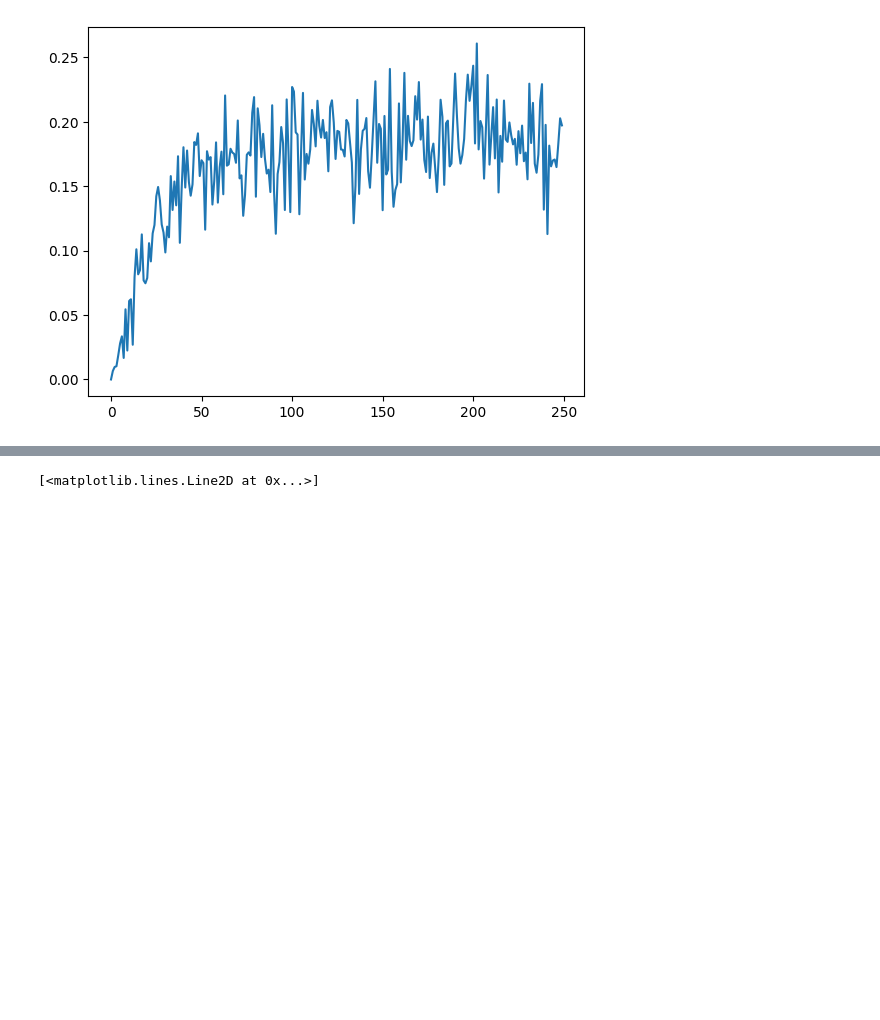
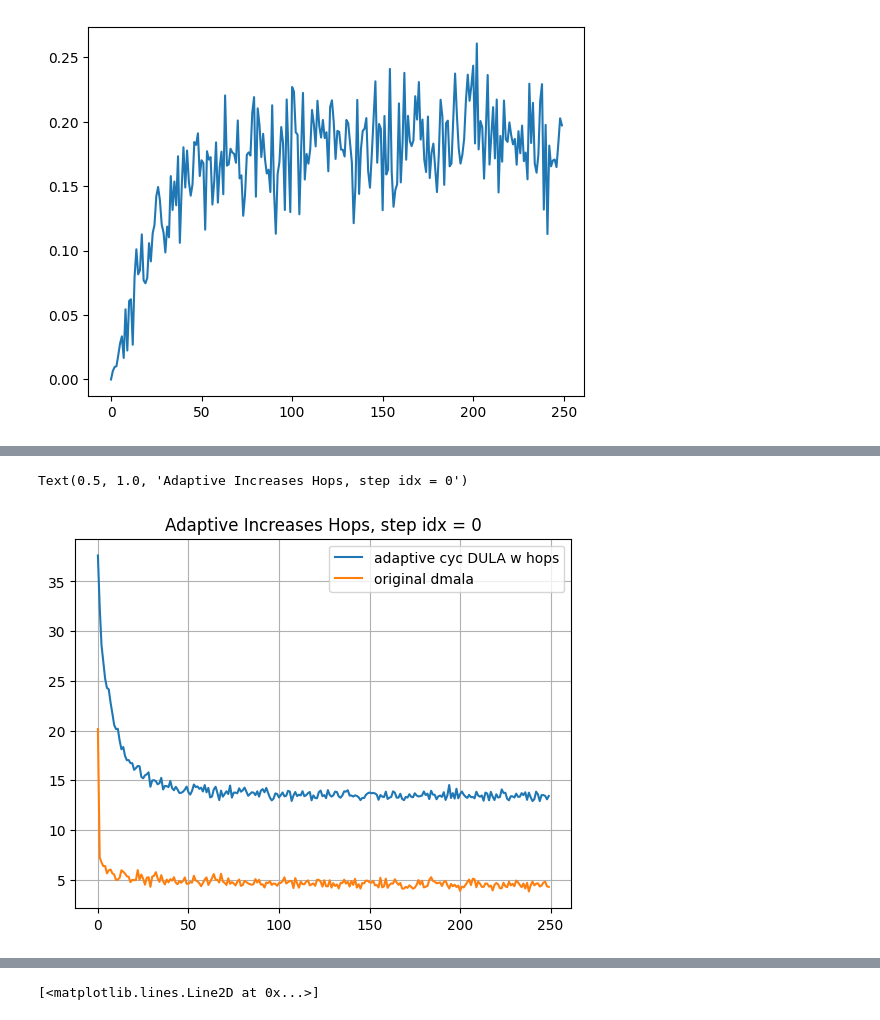
Before and after one commit to patrickpynadath1/automatic_cyclical_sampling, a Jupyter notebook: EBM Sample.ipynb, the cells around one changed output, grey strips where cells are left out. Saved outputs shown, nothing was run; the diff lists cells and outputs as text; code cells hidden in the pictures; blank space fills up the shorter version.

```diff
--- a/EBM Sample.ipynb
+++ b/EBM Sample.ipynb
@@ -46 +45,11 @@ plt.legend()
+# %%
+step_num = 0
+plt.plot(cyc_dula_burnin_hops[step_num::20], label='adaptive cyc DULA w hops')
+plt.plot(dmala_hops[step_num::20], label='original dmala')
+plt.legend()
+plt.grid()
+plt.title(f"Adaptive Increases Hops, step idx = {step_num}")
+# %% [output]
+Text(0.5, 1.0, 'Adaptive Increases Hops, step idx = 0')
+[figure, added]
 # %%
```
Also changed, not shown: parts of 3 cells of this notebook, 1 other file.
